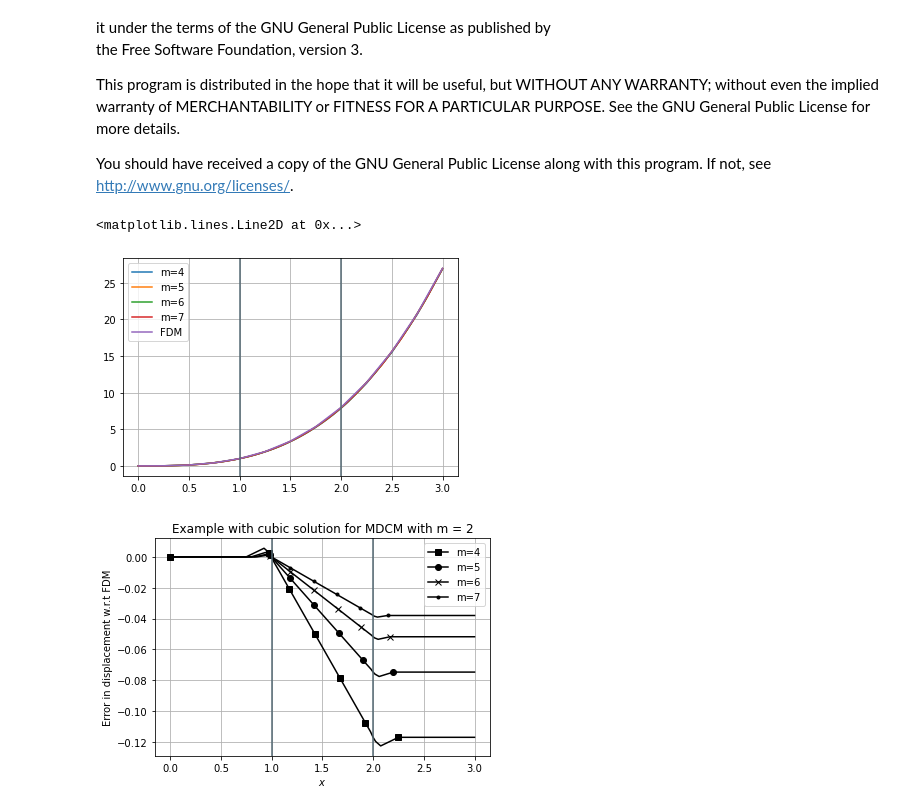
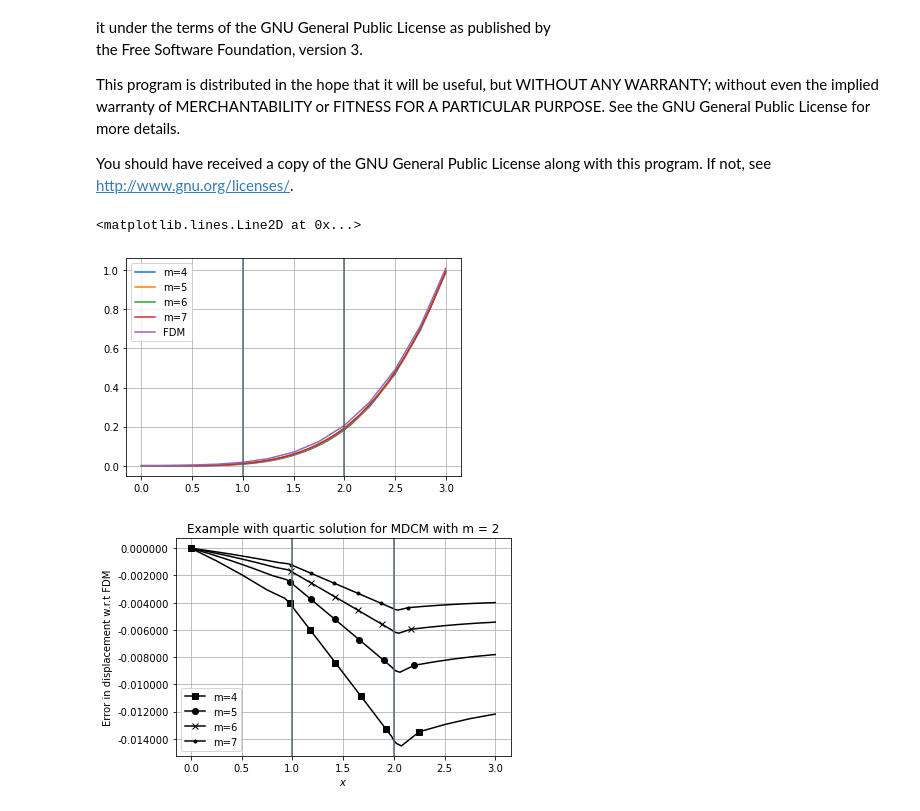
Before and after one commit to diehlpk/reusommer21, a Jupyter notebook: Coupling-MDCM-Adaptive-endpoint-non-matching.ipynb, the cells around one changed output. Cells and saved outputs as stored; diff of their text form; code cells hidden in the pictures.

```diff
--- a/Coupling-MDCM-Adaptive-endpoint-non-matching.ipynb
+++ b/Coupling-MDCM-Adaptive-endpoint-non-matching.ipynb
@@ -41,7 +42,7 @@ def interpolate_lagrange(x, x_values, y_values):
     #return sum(_basis(j)*y_values[j] for j in range(k))
     return basis
 # %%
-example = "Cubic"
+example = "Quartic"
 save_results = False
 g = -1
 con = []
@@ -89,9 +90,9 @@ def forceFull(n,x):
     force = np.zeros(n)
 
     for i in range(1,n-1):
-        force[i] = f(x[i])
+        force[i] = f(x[i]) / exactSolution(x[n-1])
 
-    force[n-1] = g
+    force[n-1] = g / exactSolution(x[n-1])
 
     return force
 
@@ -102,9 +103,9 @@ def forceCoupling(n,x):
     force = np.zeros(dim)
 
     for i in range(1,dim-1):
-        force[i] = f(x[i])
+        force[i] = f(x[i]) / exactSolution(x[dim-1])
 
-    force[dim-1] = g
+    force[dim-1] = g / exactSolution(x[dim-1])
 
     return force
 # %%
@@ -308,25 +309,26 @@ plt.axvline(x=1,c="#536872")
 plt.axvline(x=2,c="#536872")
 # %% [output]
 <matplotlib.lines.Line2D at 0x...>
-[figure, old version]
+[figure, new version]
 # %%
 plt.clf()
 markers = ['s','o','x','.']
 level = [5,6,7,8]
 
 for i in range(0, len(xAll)):
-    plt.plot(xSlice[i],uSlice[i]-exactSolution(xSlice[i]),color="black",marker=markers[i],markevery=level[i],label="m="+str(i+4))
+    plt.plot(xSlice[i],uSlice[i]-(exactSolution(xSlice[i])/exactSolution(xSlice[i][len(xSlice[i])-1])),color="black",marker=markers[i],markevery=level[i],label="m="+str(i+4))
 
+plt.gca().yaxis.set_major_formatter(FormatStrFormatter('%0.6f'))
 plt.xlabel(r"$x$")
 plt.ylabel(r"Error in displacement w.r.t FDM")
 plt.title(r"Example with " + str(example).lower() + " solution for MDCM with m = 2")
 plt.grid()
 plt.axvline(x=1,c="#536872")
 plt.axvline(x=2,c="#536872")
 plt.legend()
 plt.savefig("MDCM-adaptive-endpoint-non-matching-"+str(example).lower()+".pdf")
 # %% [output]
-[figure, old version]
+[figure, new version]
 # %%
 if has_condition :
     np.savetxt("con_mdcm_n-quadratic-non-matching.csv", con, delimiter=",")
```
Also changed, not shown: parts of 1 cell of this notebook, 8 other files.
